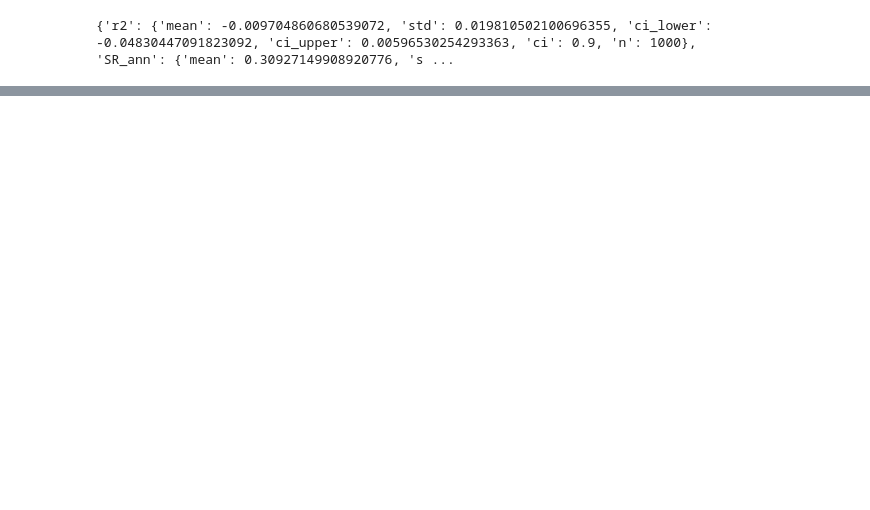
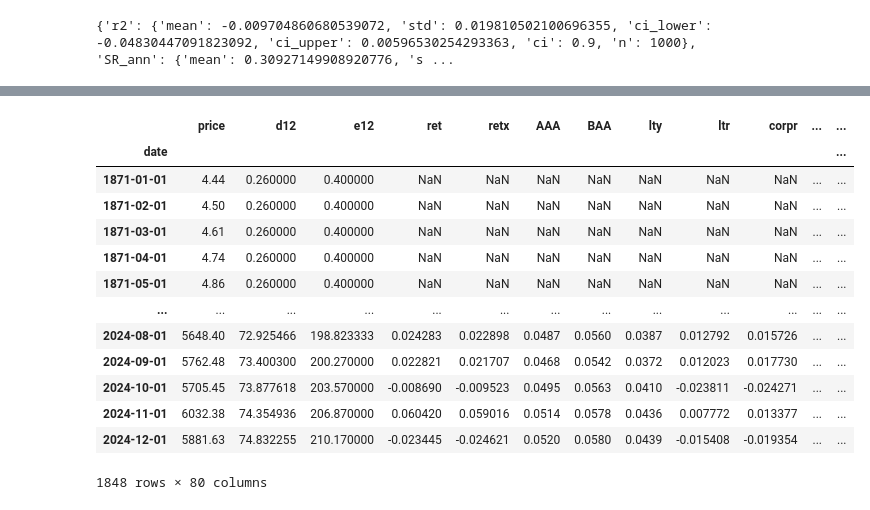
Before and after one commit to KiliTili/Masterarbeit, a Jupyter notebook: Notebooks/Bootstrapping/bootstrapping_regression.ipynb, the cells around one changed output, grey strips where cells are left out. Cells and saved outputs as stored; diff of their text form; code cells hidden in the pictures; blank space fills up the shorter version.

```diff
--- a/Notebooks/Bootstrapping/bootstrapping_regression.ipynb
+++ b/Notebooks/Bootstrapping/bootstrapping_regression.ipynb
@@ -262,0 +302,17 @@ ValueError: y_pred_given must have same length as df (after start_data filter).
+# %%
+df_lag
+# %% [output]
+|  | price | d12 | e12 | ret | retx | AAA | BAA | lty | ltr | corpr | ... | ... |
+| date |  |  |  |  |  |  |  |  |  |  |  | ... |
+| 1871-01-01 | 4.44 | 0.260000 | 0.400000 | NaN | NaN | NaN | NaN | NaN | NaN | NaN | ... | ... |
+| 1871-02-01 | 4.50 | 0.260000 | 0.400000 | NaN | NaN | NaN | NaN | NaN | NaN | NaN | ... | ... |
+| 1871-03-01 | 4.61 | 0.260000 | 0.400000 | NaN | NaN | NaN | NaN | NaN | NaN | NaN | ... | ... |
+| 1871-04-01 | 4.74 | 0.260000 | 0.400000 | NaN | NaN | NaN | NaN | NaN | NaN | NaN | ... | ... |
+| 1871-05-01 | 4.86 | 0.260000 | 0.400000 | NaN | NaN | NaN | NaN | NaN | NaN | NaN | ... | ... |
+| ... | ... | ... | ... | ... | ... | ... | ... | ... | ... | ... | ... | ... |
+| 2024-08-01 | 5648.40 | 72.925466 | 198.823333 | 0.024283 | 0.022898 | 0.0487 | 0.0560 | 0.0387 | 0.012792 | 0.015726 | ... | ... |
+| 2024-09-01 | 5762.48 | 73.400300 | 200.270000 | 0.022821 | 0.021707 | 0.0468 | 0.0542 | 0.0372 | 0.012023 | 0.017730 | ... | ... |
+| 2024-10-01 | 5705.45 | 73.877618 | 203.570000 | -0.008690 | -0.009523 | 0.0495 | 0.0563 | 0.0410 | -0.023811 | -0.024271 | ... | ... |
+| 2024-11-01 | 6032.38 | 74.354936 | 206.870000 | 0.060420 | 0.059016 | 0.0514 | 0.0578 | 0.0436 | 0.007772 | 0.013377 | ... | ... |
+| 2024-12-01 | 5881.63 | 74.832255 | 210.170000 | -0.023445 | -0.024621 | 0.0520 | 0.0580 | 0.0439 | -0.015408 | -0.019354 | ... | ... |
+1848 rows × 80 columns
```
Also changed, not shown: parts of 3 cells of this notebook, 6 other files.
